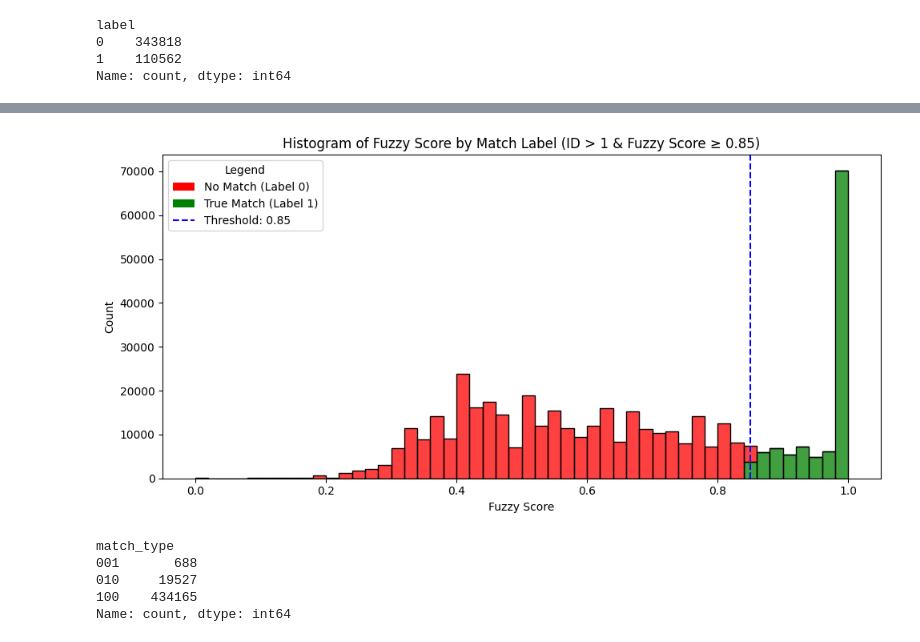
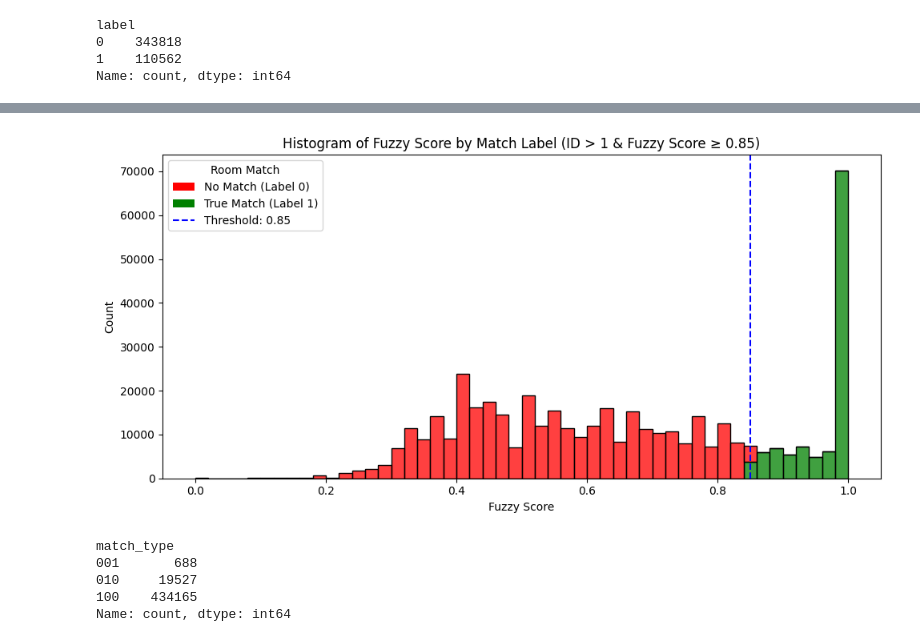
Before and after one commit to rytakahas/Room_Match, a Jupyter notebook: notebook/room_match_dev.ipynb, the cells around one changed output, grey strips where cells are left out. Drawn from its saved outputs; the diff is of its cells as text; code cells hidden in the pictures.

```diff
--- a/notebook/room_match_dev.ipynb
+++ b/notebook/room_match_dev.ipynb
@@ -687,35 +712,35 @@ import seaborn as sns
 plt.figure(figsize=(10, 5))
 sns.histplot(
     data=match_df,
     x='fuzzy_score',
     hue='label',
     bins=50,
     multiple='stack',
     palette={0: 'red', 1: 'green'},
     stat='count'
 )
 
 # Add threshold line
 plt.axvline(0.85, color='blue', linestyle='--', label='Threshold: 0.85')
 
 # Customize plot
 plt.title("Histogram of Fuzzy Score by Match Label (ID > 1 & Fuzzy Score ≥ 0.85)")
 plt.xlabel("Fuzzy Score")
 plt.ylabel("Count")
 
 # Custom legend
 from matplotlib.patches import Patch
 legend_elements = [
     Patch(facecolor='red', label='No Match (Label 0)'),
     Patch(facecolor='green', label='True Match (Label 1)'),
     Line2D([0], [0], color='blue', linestyle='--', label='Threshold: 0.85')
 ]
-plt.legend(handles=legend_elements, title="Matched Label")
+plt.legend(handles=legend_elements, title="Room Match")
 
 plt.tight_layout()
 plt.show()
 # %% [output]
-[figure, old version]
+[figure, new version]
 # %%
 # Heatmap
 # Make match_type a string like '100', '011', etc.
```
Also changed, not shown: parts of 5 cells of this notebook, 1 other file.
